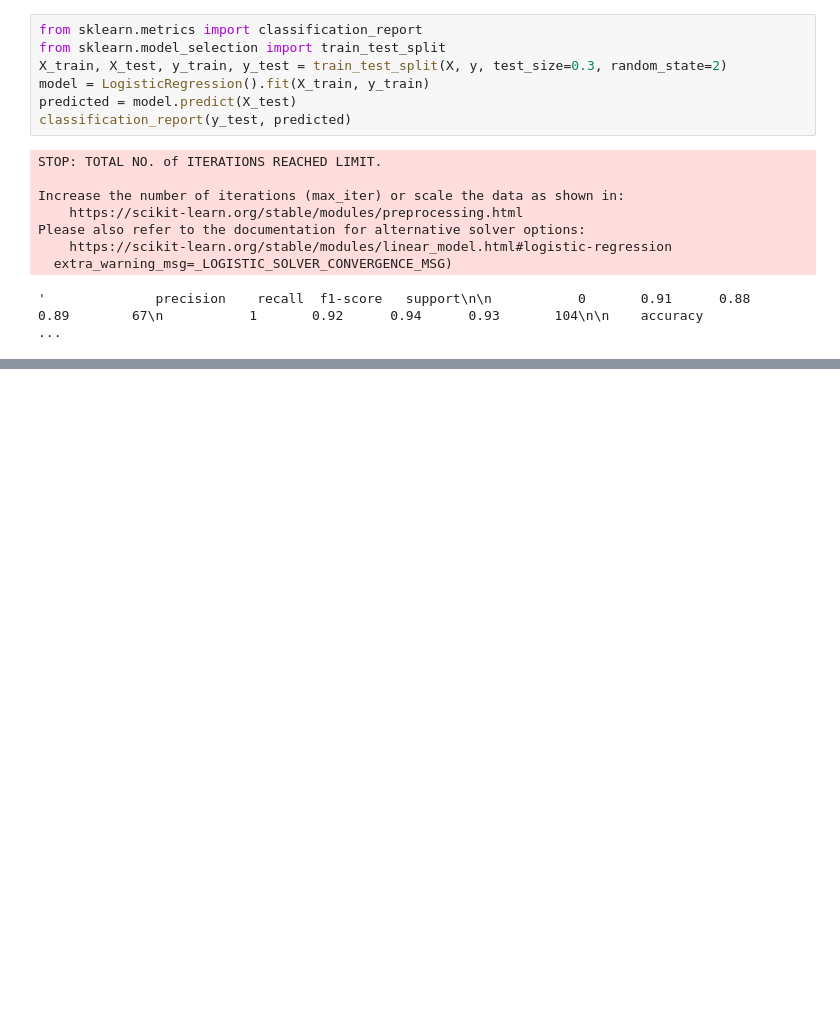
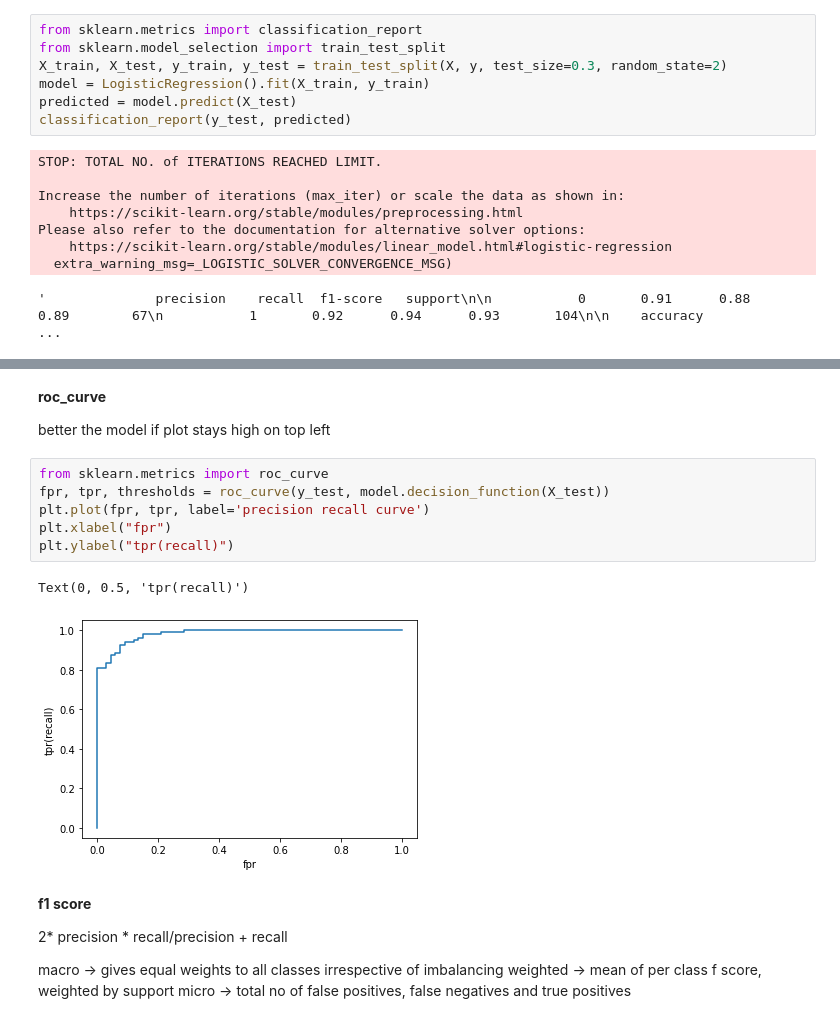
Before and after one commit to hariharan849/MLPythonNotes, a Jupyter notebook: metrics/classification.ipynb, the cells around one changed output, grey strips where cells are left out. Saved outputs shown, nothing was run; the diff lists cells and outputs as text; blank space fills up the shorter version.

```diff
--- a/metrics/classification.ipynb
+++ b/metrics/classification.ipynb
@@ -78,0 +105,21 @@ Please also refer to the documentation for alternative solver options:
+# %% [markdown]
+**roc_curve**
+
+ better the model if plot stays high on top left
+# %%
+from sklearn.metrics import roc_curve
+fpr, tpr, thresholds = roc_curve(y_test, model.decision_function(X_test))
+plt.plot(fpr, tpr, label='precision recall curve')
+plt.xlabel("fpr")
+plt.ylabel("tpr(recall)")
+# %% [output]
+Text(0, 0.5, 'tpr(recall)')
+[figure, added]
+# %% [markdown]
+**f1 score**
+
+  2* precision * recall/precision + recall
+
+  macro -> gives equal weights to all classes irrespective of imbalancing
+  weighted -> mean of per class f score, weighted by support
+  micro -> total no of false positives, false negatives and true positives
```
Also changed, not shown: parts of 7 cells of this notebook, 28 other files.
